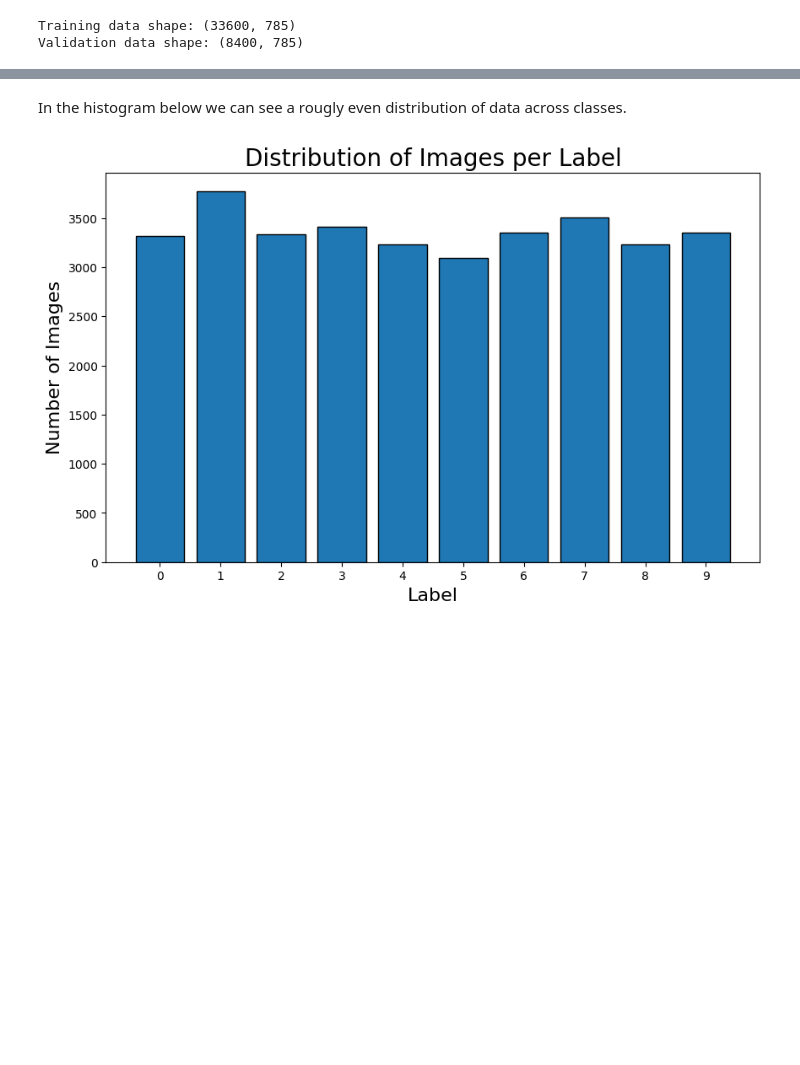
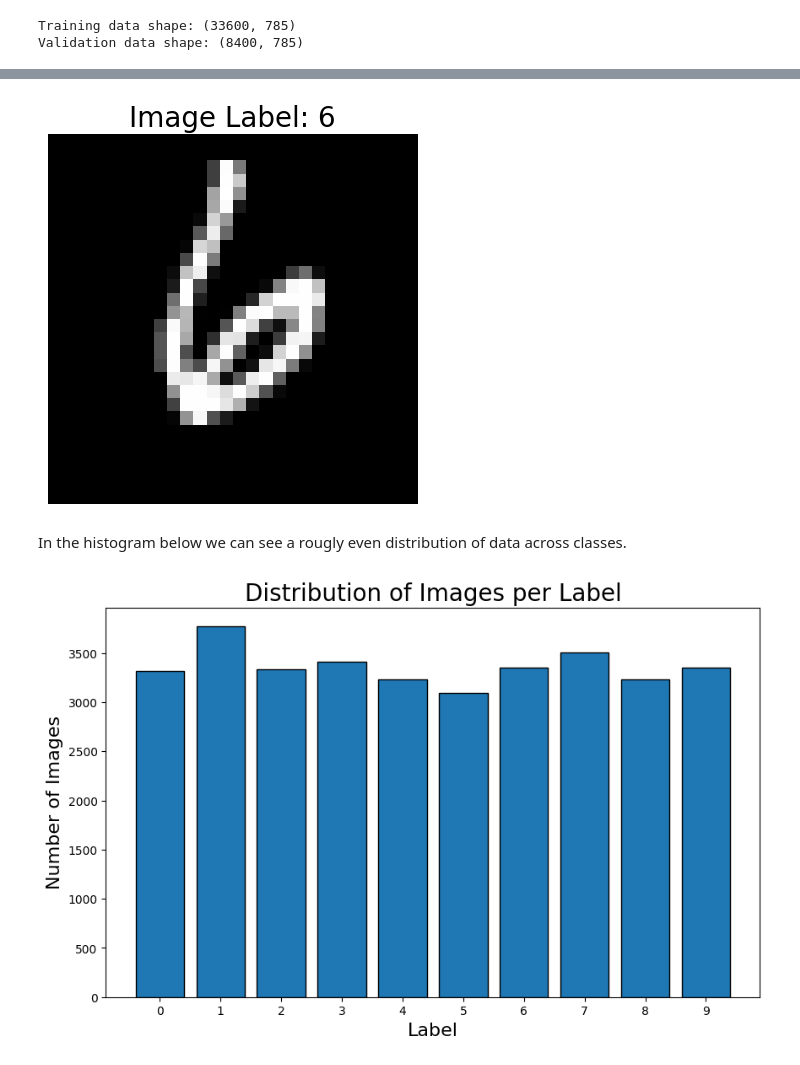
Before and after one commit to CateMerfeld/class_work, a Jupyter notebook: data_mining/cs548_programming_assignment_3.ipynb, the cells around one changed output, grey strips where cells are left out. Cells and saved outputs as stored; diff of their text form; code cells hidden in the pictures; blank space fills up the shorter version.

```diff
--- a/data_mining/cs548_programming_assignment_3.ipynb
+++ b/data_mining/cs548_programming_assignment_3.ipynb
@@ -17,3 +49,14 @@ Validation data shape: (8400, 785)
+# %%
+# Displaying the first image
+first_image = train_data.iloc[0,1:].values.reshape(28, 28)
+plt.imshow(first_image, cmap='gray')
+plt.title(
+    f'Image Label: {train_data.iloc[0,0]}', fontsize=20
+)
+plt.axis('off')
+plt.show()
+# %% [output]
+[figure, added]
 # %% [markdown]
 In the histogram below we can see a rougly even distribution of data across classes.
 # %%
```
Also changed, not shown: parts of 22 cells of this notebook, 1 other file.
